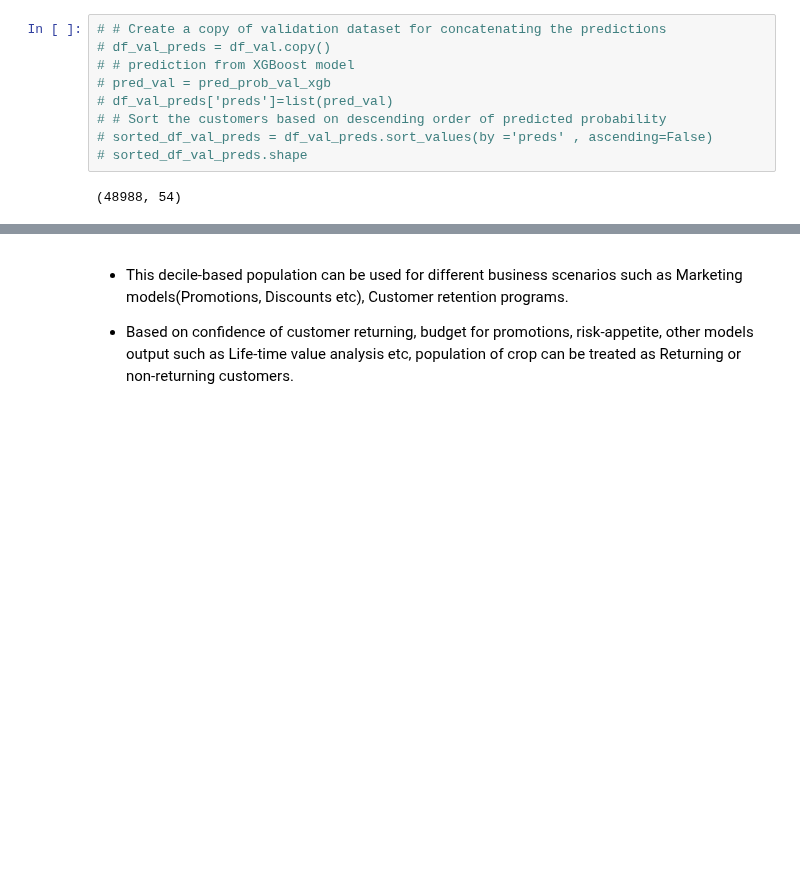
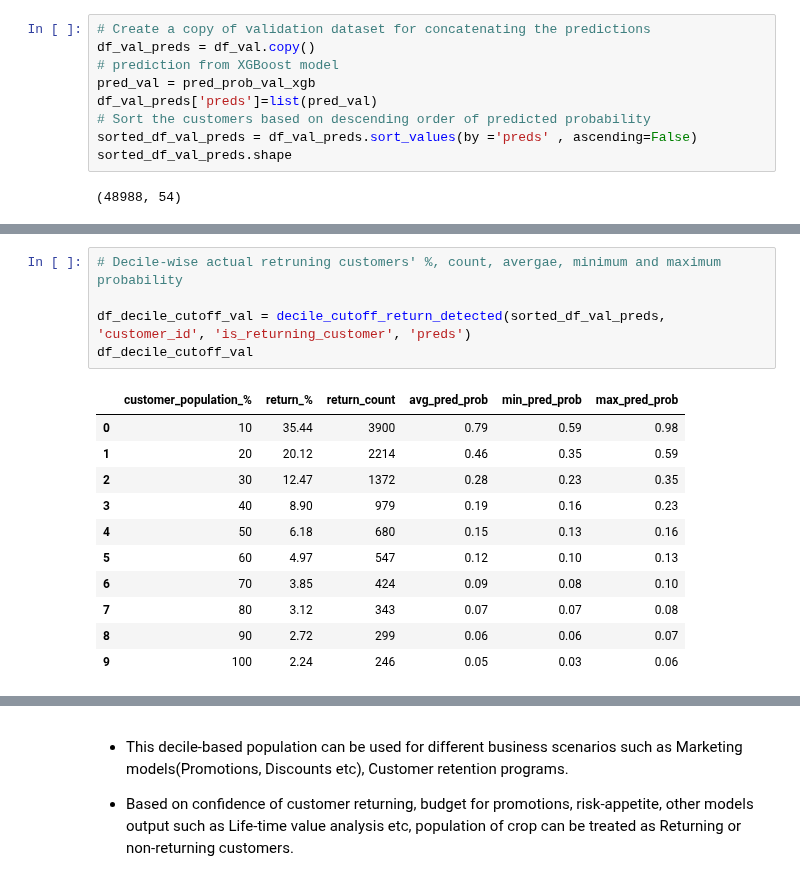
Before and after one commit to ashutosh3060/returning-customer-prediction, a Jupyter notebook: eda_model_build.ipynb, the cells around one changed output, grey strips where cells are left out. Saved outputs shown, nothing was run; the diff lists cells and outputs as text; blank space fills up the shorter version.

Commit message:
Probability based model: roc, decile-wise capture

```diff
--- a/eda_model_build.ipynb
+++ b/eda_model_build.ipynb
@@ -1055,14 +1055,14 @@ capture_curve(df_val, df_val['is_returning_customer'], pred_prob_val_xgb, round(
 # %% [markdown]
 #### 5.2.3 Decile-based probability
 # %%
-# # Create a copy of validation dataset for concatenating the predictions
-# df_val_preds = df_val.copy()
-# # prediction from XGBoost model
-# pred_val = pred_prob_val_xgb
-# df_val_preds['preds']=list(pred_val)
-# # Sort the customers based on descending order of predicted probability
-# sorted_df_val_preds = df_val_preds.sort_values(by ='preds' , ascending=False)
-# sorted_df_val_preds.shape
+# Create a copy of validation dataset for concatenating the predictions
+df_val_preds = df_val.copy()
+# prediction from XGBoost model
+pred_val = pred_prob_val_xgb
+df_val_preds['preds']=list(pred_val)
+# Sort the customers based on descending order of predicted probability
+sorted_df_val_preds = df_val_preds.sort_values(by ='preds' , ascending=False)
+sorted_df_val_preds.shape
 # %% [output]
 (48988, 54)
 # %%
@@ -1088,3 +1088,20 @@ Index(['customer_id', 'first_order_before', 'last_order_before',
        'transmission_id_4356', 'transmission_id_4996', 'transmission_id_21124',
        'is_returning_customer', 'preds'],
       dtype='object')
+# %%
+# Decile-wise actual retruning customers' %, count, avergae, minimum and maximum probability
+
+df_decile_cutoff_val = decile_cutoff_return_detected(sorted_df_val_preds, 'customer_id', 'is_returning_customer', 'preds')
+df_decile_cutoff_val
+# %% [output]
+|  | customer_population_% | return_% | return_count | avg_pred_prob | min_pred_prob | max_pred_prob |
+| 0 | 10 | 35.44 | 3900 | 0.79 | 0.59 | 0.98 |
+| 1 | 20 | 20.12 | 2214 | 0.46 | 0.35 | 0.59 |
+| 2 | 30 | 12.47 | 1372 | 0.28 | 0.23 | 0.35 |
+| 3 | 40 | 8.90 | 979 | 0.19 | 0.16 | 0.23 |
+| 4 | 50 | 6.18 | 680 | 0.15 | 0.13 | 0.16 |
+| 5 | 60 | 4.97 | 547 | 0.12 | 0.10 | 0.13 |
+| 6 | 70 | 3.85 | 424 | 0.09 | 0.08 | 0.10 |
+| 7 | 80 | 3.12 | 343 | 0.07 | 0.07 | 0.08 |
+| 8 | 90 | 2.72 | 299 | 0.06 | 0.06 | 0.07 |
+| 9 | 100 | 2.24 | 246 | 0.05 | 0.03 | 0.06 |
```
Also changed, not shown: parts of 2 cells of this notebook.
